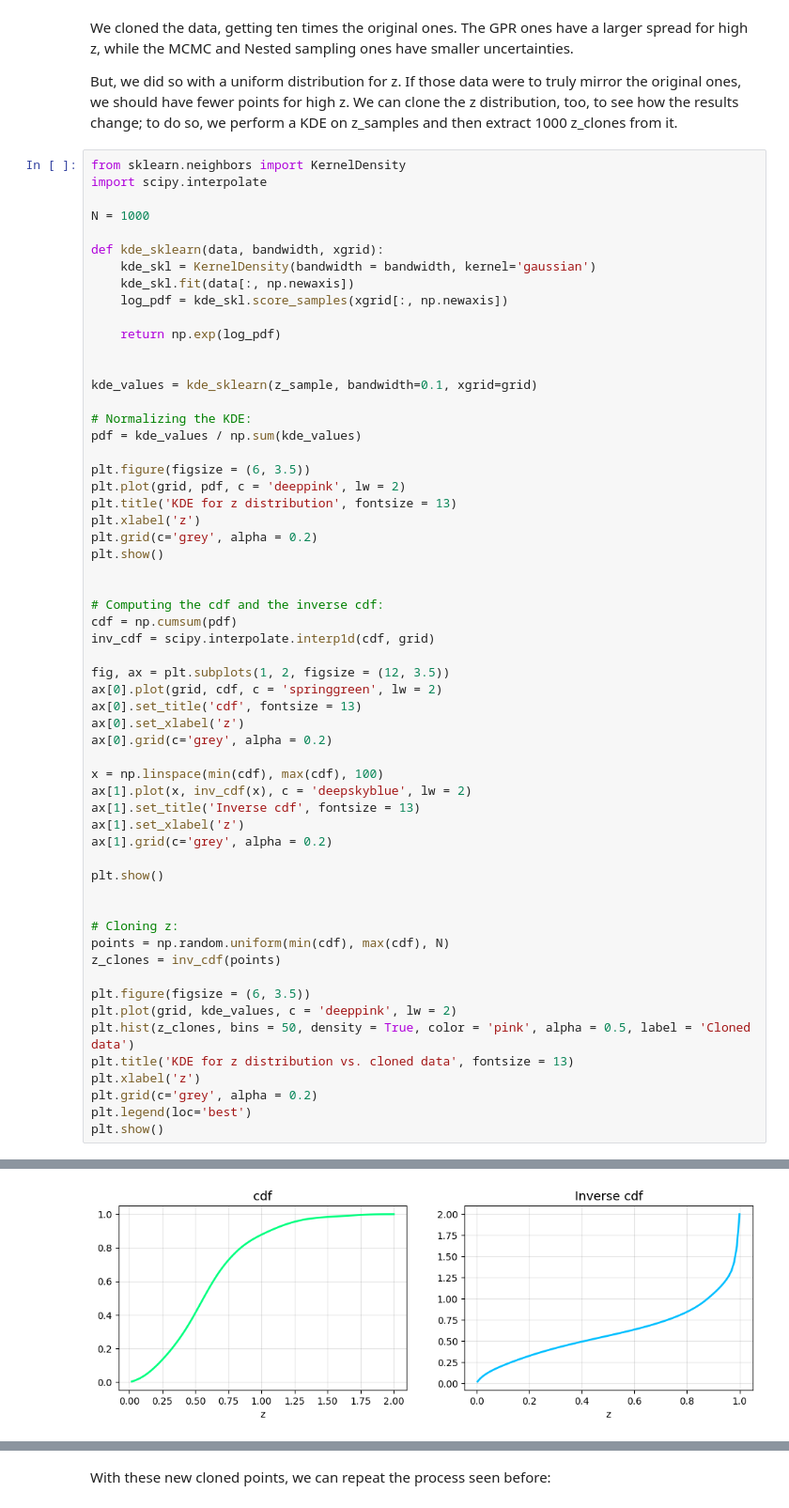
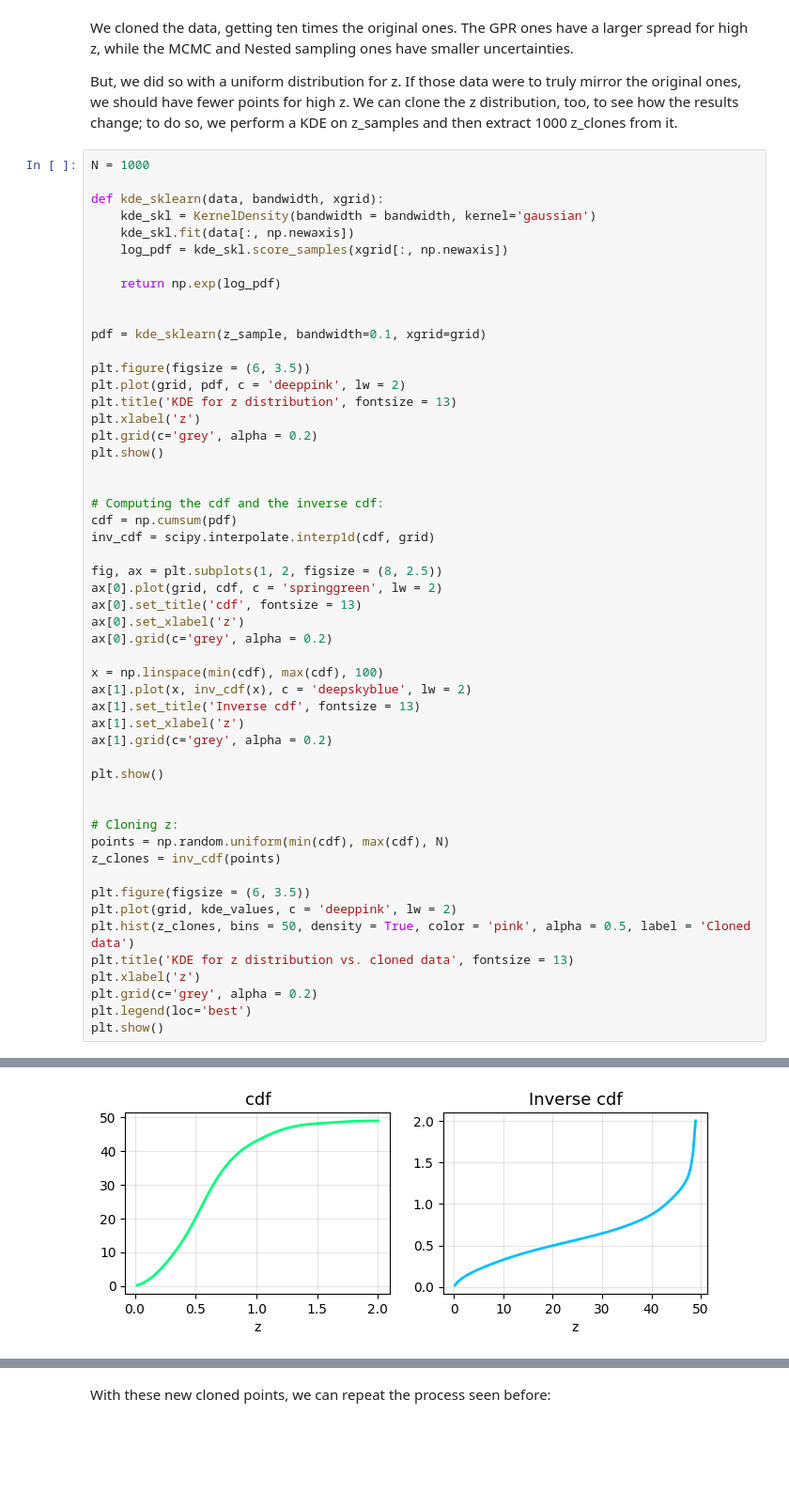
Before and after one commit to Alice-Palladino/astrostatistics_bicocca_2024, a Jupyter notebook: working/L18 - Supernovae distances and redshifts (part 2).ipynb, the cells around one changed output, grey strips where cells are left out. Shown at 94% size. Drawn from its saved outputs; the diff is of its cells as text; blank space fills up the shorter version.

```diff
--- a/working/L18 - Supernovae distances and redshifts (part 2).ipynb
+++ b/working/L18 - Supernovae distances and redshifts (part 2).ipynb
@@ -503,9 +515,6 @@ We cloned the data, getting ten times the original ones. The GPR ones have a lar
 
 But, we did so with a uniform distribution for z. If those data were to truly mirror the original ones, we should have fewer points for high z. We can clone the z distribution, too, to see how the results change; to do so, we perform a KDE on z_samples and then extract 1000 z_clones from it.
 # %%
-from sklearn.neighbors import KernelDensity
-import scipy.interpolate
-
 N = 1000
 
 def kde_sklearn(data, bandwidth, xgrid):
@@ -516,10 +525,7 @@ def kde_sklearn(data, bandwidth, xgrid):
     return np.exp(log_pdf)
 
 
-kde_values = kde_sklearn(z_sample, bandwidth=0.1, xgrid=grid)
-
-# Normalizing the KDE:
-pdf = kde_values / np.sum(kde_values)
+pdf = kde_sklearn(z_sample, bandwidth=0.1, xgrid=grid)
 
 plt.figure(figsize = (6, 3.5))
 plt.plot(grid, pdf, c = 'deeppink', lw = 2)
@@ -533,7 +539,7 @@ plt.show()
 cdf = np.cumsum(pdf)
 inv_cdf = scipy.interpolate.interp1d(cdf, grid)
 
-fig, ax = plt.subplots(1, 2, figsize = (12, 3.5))
+fig, ax = plt.subplots(1, 2, figsize = (8, 2.5))
 ax[0].plot(grid, cdf, c = 'springgreen', lw = 2)
 ax[0].set_title('cdf', fontsize = 13)
 ax[0].set_xlabel('z')
@@ -565,4 +571,4 @@ plt.show()
-[figure, old version]
+[figure, new version]
 [figure]
 # %% [markdown]
 With these new cloned points, we can repeat the process seen before:
```
Also changed, not shown: parts of 24 cells of this notebook.
